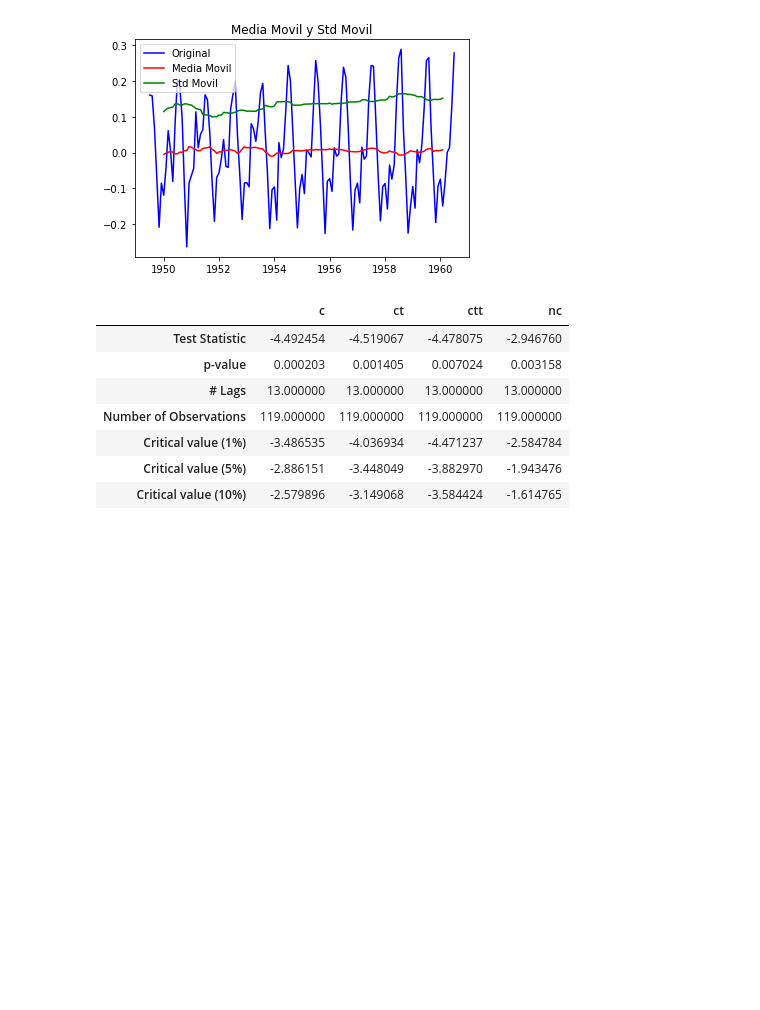
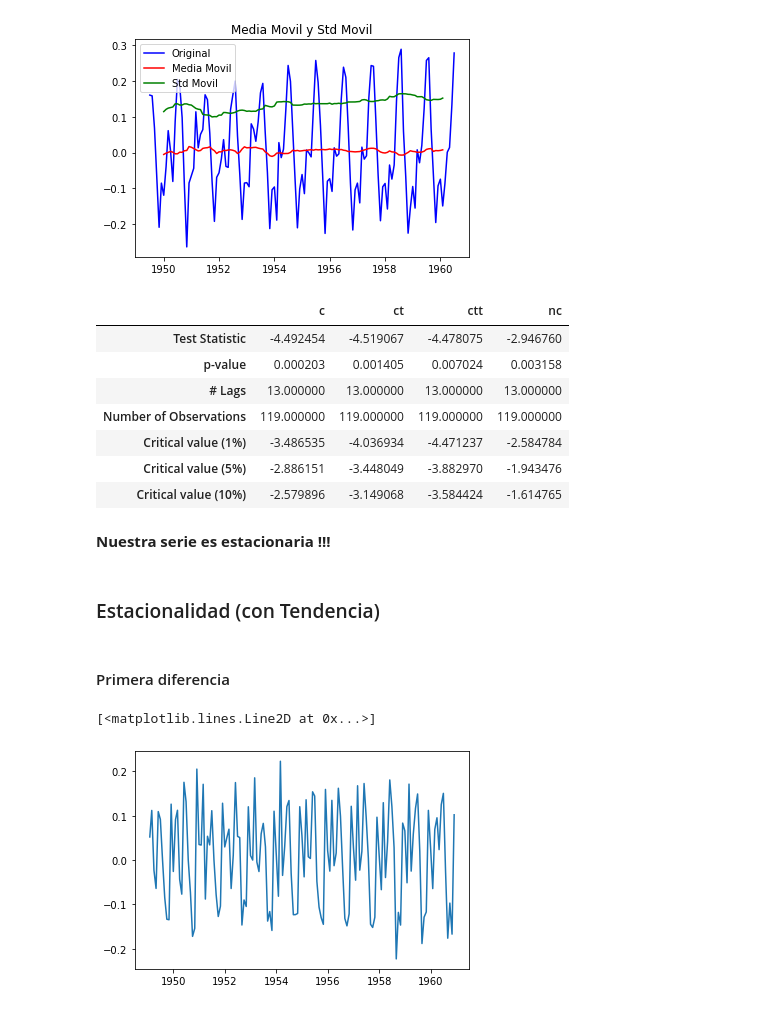
Before and after one commit to JuanFeA98/Time_Series, a Jupyter notebook: Introduction to Time Series.ipynb, the cells around one changed output. Cells and saved outputs as stored; diff of their text form; code cells hidden in the pictures; blank space fills up the shorter version.

```diff
--- a/Introduction to Time Series.ipynb
+++ b/Introduction to Time Series.ipynb
@@ -195,3 +199,16 @@ wf
 | Critical value (1%) | -3.486535 | -4.036934 | -4.471237 | -2.584784 |
 | Critical value (5%) | -2.886151 | -3.448049 | -3.882970 | -1.943476 |
 | Critical value (10%) | -2.579896 | -3.149068 | -3.584424 | -1.614765 |
+# %% [markdown]
+<strong> Nuestra serie es estacionaria !!! </strong>
+# %% [markdown]
+### Estacionalidad (con Tendencia)
+# %% [markdown]
+#### Primera diferencia
+# %%
+ts_log_diff = ts_log - ts_log.shift()
+# %%
+plt.plot(ts_log_diff)
+# %% [output]
+[<matplotlib.lines.Line2D at 0x...>]
+[figure, added]
```
Also changed, not shown: parts of 28 cells of this notebook.
